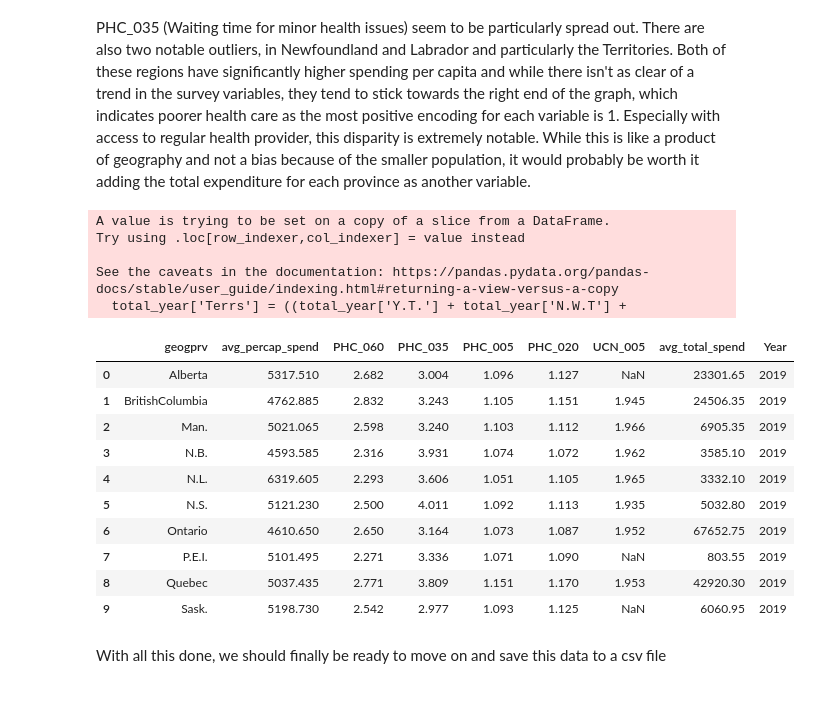
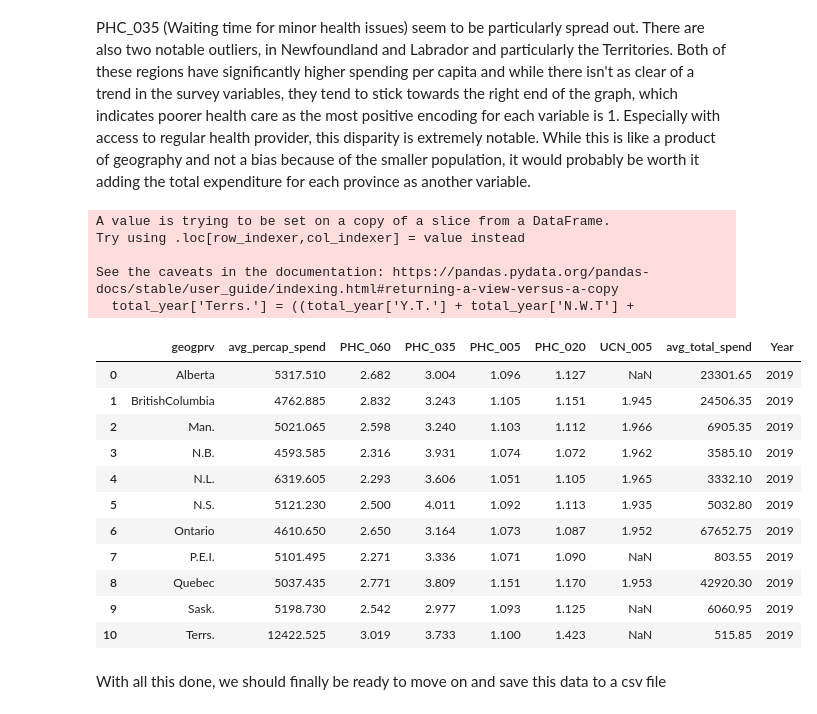
Before and after one commit to RibbitsM/368-research-proj, a Jupyter notebook: report.ipynb, the cells around one changed output. Drawn from its saved outputs; the diff is of its cells as text; code cells hidden in the pictures.

```diff
--- a/report.ipynb
+++ b/report.ipynb
@@ -379,34 +383,35 @@ There's a couple important things to note with figure 3. First of all, it seems
 # %%
 nhex_total = pd.read_csv('https://raw.githubusercontent.com/RibbitsM/368-research-proj/refs/heads/main/Data/nhex_prov_terr_data.csv',
                         header=4, skiprows=lambda x: x > 51, dtype=np.float64, thousands=',', na_values='—')
 nhex_total.columns = ['Year', 'N.L.', 'P.E.I.', 'N.S.', 'N.B.', 'Quebec', 'Ontario', 'Man.', 'Sask.', 'Alberta',
                         'BritishColumbia', 'Y.T.', 'N.W.T', 'Nun.', 'Canada (Average)']
 total_year = nhex_total[44:46]
-total_year['Terrs'] = ((total_year['Y.T.'] + total_year['N.W.T'] +
+total_year['Terrs.'] = ((total_year['Y.T.'] + total_year['N.W.T'] +
                                     total_year['Nun.'])/3)
 total_year = total_year.drop(['Year', 'Canada (Average)','Y.T.','N.W.T','Nun.'], axis=1)
 total_pivot = total_year.melt(var_name='geogprv',value_name='avg_total_spend'
                                         ).groupby('geogprv').mean().round(3).reset_index()
 combined_total = combined_data.merge(total_pivot, on='geogprv')
-combined_total['Year'] = ['2019','2019','2019','2019','2019','2019','2019','2019','2019','2019']
+combined_total['Year'] = ['2019','2019','2019','2019','2019','2019','2019','2019','2019','2019','2019']
 combined_total
 # %% [output]
 A value is trying to be set on a copy of a slice from a DataFrame.
 Try using .loc[row_indexer,col_indexer] = value instead
 
 See the caveats in the documentation: https://pandas.pydata.org/pandas-docs/stable/user_guide/indexing.html#returning-a-view-versus-a-copy
-  total_year['Terrs'] = ((total_year['Y.T.'] + total_year['N.W.T'] +
+  total_year['Terrs.'] = ((total_year['Y.T.'] + total_year['N.W.T'] +
 |  | geogprv | avg_percap_spend | PHC_060 | PHC_035 | PHC_005 | PHC_020 | UCN_005 | avg_total_spend | Year |
 | 0 | Alberta | 5317.510 | 2.682 | 3.004 | 1.096 | 1.127 | NaN | 23301.65 | 2019 |
 | 1 | BritishColumbia | 4762.885 | 2.832 | 3.243 | 1.105 | 1.151 | 1.945 | 24506.35 | 2019 |
 | 2 | Man. | 5021.065 | 2.598 | 3.240 | 1.103 | 1.112 | 1.966 | 6905.35 | 2019 |
 | 3 | N.B. | 4593.585 | 2.316 | 3.931 | 1.074 | 1.072 | 1.962 | 3585.10 | 2019 |
 | 4 | N.L. | 6319.605 | 2.293 | 3.606 | 1.051 | 1.105 | 1.965 | 3332.10 | 2019 |
 | 5 | N.S. | 5121.230 | 2.500 | 4.011 | 1.092 | 1.113 | 1.935 | 5032.80 | 2019 |
 | 6 | Ontario | 4610.650 | 2.650 | 3.164 | 1.073 | 1.087 | 1.952 | 67652.75 | 2019 |
 | 7 | P.E.I. | 5101.495 | 2.271 | 3.336 | 1.071 | 1.090 | NaN | 803.55 | 2019 |
 | 8 | Quebec | 5037.435 | 2.771 | 3.809 | 1.151 | 1.170 | 1.953 | 42920.30 | 2019 |
 | 9 | Sask. | 5198.730 | 2.542 | 2.977 | 1.093 | 1.125 | NaN | 6060.95 | 2019 |
+| 10 | Terrs. | 12422.525 | 3.019 | 3.733 | 1.100 | 1.423 | NaN | 515.85 | 2019 |
 # %% [markdown]
 With all this done, we should finally be ready to move on and save this data to a csv file
 # %%
```
Also changed, not shown: parts of 3 cells of this notebook, 9 other files.
